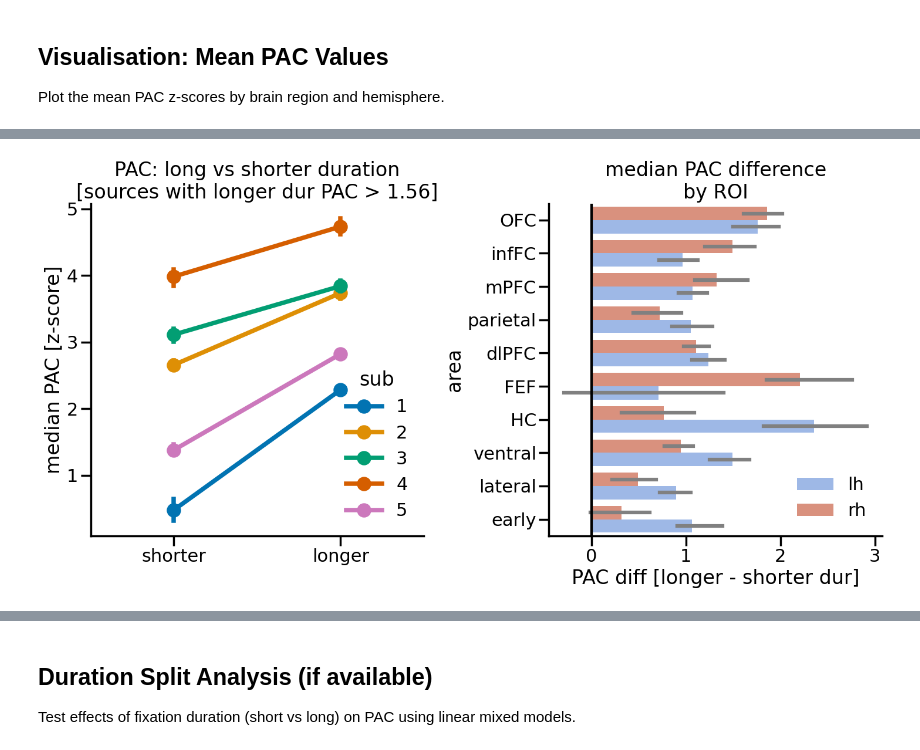
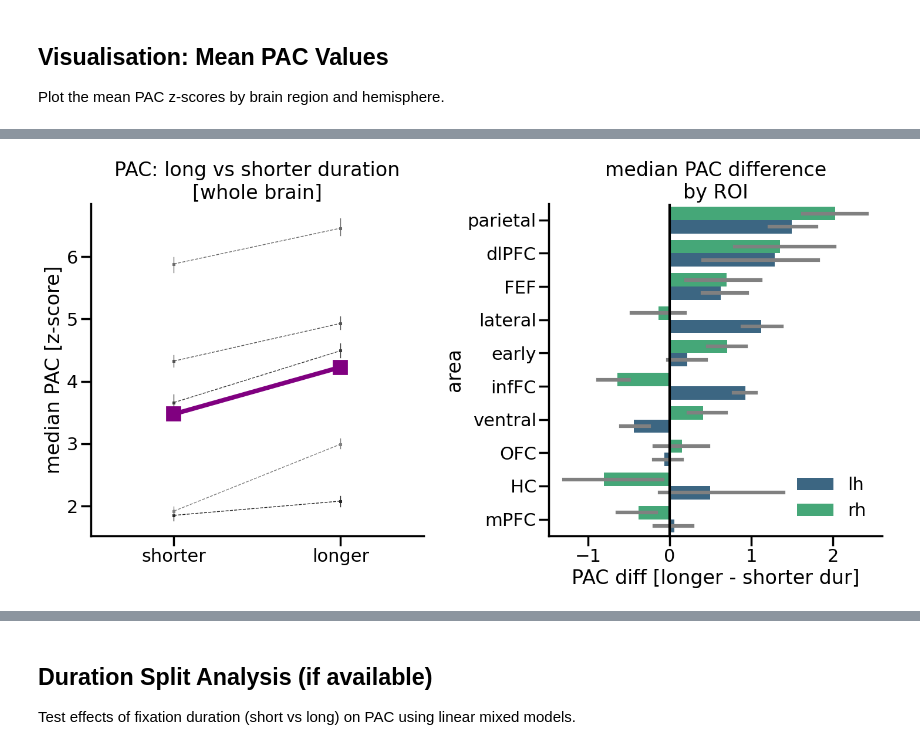
Before and after one commit to KietzmannLab/avs-gazetime, a Jupyter notebook: avs_gazetime/pac/pac_plotting_and_stats.ipynb, the cells around one changed output, grey strips where cells are left out. Cells and saved outputs as stored; diff of their text form; code cells hidden in the pictures.

Commit message:
plotting finetuning

```diff
--- a/avs_gazetime/pac/pac_plotting_and_stats.ipynb
+++ b/avs_gazetime/pac/pac_plotting_and_stats.ipynb
@@ -50,7 +50,7 @@ memsplit_ratio = "40-40"  # e.g., "50-50" or "25-25" (only used if use_memsplit=
 
 # Duration split configuration
 use_dursplit = True  # Set to True to load duration split data
-duration_threshold = 360  # Threshold in ms (e.g., 350) (only used if use_dursplit=True)
+duration_threshold = 300  # Threshold in ms (e.g., 350) (only used if use_dursplit=True)
 use_offset_locked = True  # Set to True to use offset-locked PAC (time-locked to fixation end)
 
 # Frequency bands
@@ -189,6 +189,7 @@ def load_subject_data(subject, event_type, data_dir, avs_dir,
     if use_offset_locked:
         pac_results_fname += "_offset"
 
+    pac_results_fname += f"_cleaned"
     pac_results_fname += ".csv"
 
     pac_results_path = os.path.join(data_dir, sub_name, pac_results_fname)
@@ -294,7 +295,7 @@ if use_dursplit and use_memsplit:
 stc_dict = {}
 pac_results_dict = {}
 has_split_data = False
-
+longer_stc_dict = {}
 for subject in subjects:
     print(f"\nProcessing subject {subject}...")
 
@@ -324,7 +325,8 @@ for subject in subjects:
         # Create difference STC
         pac_stc = stc.copy()
         pac_stc.data = longer_stc.data - shorter_stc.data
-
+        longer_stc = stc.copy()
+        longer_stc.data = longer_stc.data
         print(f"  Created difference STC (longer - shorter) for subject {subject}")
     elif has_split and use_memsplit:
         # For memorability split: create difference STC (higher - lower)
@@ -342,7 +344,9 @@ for subject in subjects:
 
     stc_dict[subject] = pac_stc
     pac_results_dict[subject] = pac_results
-
+    if has_split and use_dursplit:
+        longer_stc_dict[subject] = longer_stc
+        print(f"  Stored longer duration STC for subject {subject}")
 print(f"\nData loading complete!")
 #print(f"Source estimate shape: {stc_dict[1].data.shape}")
 #print(f"Number of vertices: {len(stc_dict[1].vertices[0]) + len(stc_dict[1].vertices[1])}")
@@ -584,7 +588,7 @@ for subject in subjects:
 
 # Extract PAC values per ROI
 print("\nExtracting PAC values per ROI...")
-pac_per_label = extract_pac_per_roi(stc_dict, labels_dict, compound_labels)
+pac_per_label = extract_pac_per_roi(longer_stc_dict, labels_dict, compound_labels) #change to difference stc dict
 
 # Remove NaN values and exclude problematic ROIs
 pac_per_label = pac_per_label.dropna()
@@ -594,6 +598,7 @@ print(f"\nROI analysis data shape: {pac_per_label.shape}")
 print(f"Areas analysed: {list(pac_per_label['area'].unique())}")
 print(f"\nData points per area:")
 print(pac_per_label.groupby('area').size().sort_values(ascending=False))
+print(pac_per_label.head())
 # %% [output]
 Loading anatomical labels...
 
@@ -1306,6 +1038,18 @@ print("=" * 50)
 # remove EC from pac_dur_df_roi
 pac_dur_df_roi = pac_dur_df_roi[pac_dur_df_roi["area"] != "EC"]
 
+print(pac_dur_df.head())
+
+
+# determine threshold for top 50% per subject
+pac_dur_df["joint_mask"] = False
+for subject in subjects:
+    sub_data = pac_dur_df[pac_dur_df['subject'] == subject]
+    # which sources are sign in shorter dur?
+    threshold = (sub_data['pac_shorter'] > 0) & (sub_data['pac_longer'] > 0)
+    pac_dur_df.loc[(pac_dur_df['subject'] == subject) & threshold, 'joint_mask'] = True
+    #print(f"Subject {subject}: threshold for top 50% combined PAC = {threshold:.3f}")
+    print(f"  Selected {pac_dur_df.loc[(pac_dur_df['subject'] == subject) & (pac_dur_df['joint_mask'])].shape[0]} sources")
 # Overall comparison plot
 fig, axes = plt.subplots(1, 2, figsize=(15, 8))
 print(pac_dur_df.head())
@@ -1313,7 +1057,7 @@ print(pac_dur_df.head())
 print(pac_dur_df)
 # filter for sources that have signficant long duration pac
 pac_dur_longer = pd.melt(
-    pac_dur_df[pac_dur_df['pac_longer'] > 1.56],
+    pac_dur_df[pac_dur_df['joint_mask']],
     id_vars=['subject', 'channel'],
     value_vars=['pac_shorter', 'pac_longer'],
     var_name='dur_group',
@@ -1323,37 +1067,41 @@ pac_dur_longer = pd.melt(
 
 pac_dur_longer['dur_group'] = pac_dur_longer['dur_group'].map({'pac_shorter': 'shorter', 'pac_longer': 'longer'})
 print(pac_dur_longer.head())
-sns.pointplot(data=pac_dur_longer, x='dur_group', y='pac', palette='colorblind', ax=axes[0],
-                errorbar=('ci', 99), hue="subject", legend=True,
+sns.pointplot(data=pac_dur_longer, x='dur_group', y='pac', color='grey', ax=axes[0],
+                errorbar=('ci', 99), hue="subject", legend=False, linewidth=1, linestyles='--', markers='s',
                 # median and IQR
                 estimator=np.median)
-# aslo add the grand average as a larger point
-grand_avg_shorter = pac_dur_longer[pac_dur_longer['dur_group'] == 'shorter']['pac'].median()
-grand_avg_longer = pac_dur_longer[pac_dur_longer['dur_group'] == 'longer']['pac'].median()
+sns.pointplot(data=pac_dur_longer, x='dur_group', y='pac', ax=axes[0],
+                errorbar=('ci', 99), legend=False, linewidth=5.5,
+                # median and IQR
+                estimator=np.median, markers='s', ci=95, color="purple")
 #axes[0].scatter([0, 1], [grand_avg_shorter, grand_avg_longer],
                 #color='black', s=100, label='Grand Median', zorder=10, marker='D')
 axes[0].set_ylabel('median PAC [z-score]')
 axes[0].set_xlabel('')
-axes[0].set_title(f'PAC: long vs shorter duration\n[sources with longer dur PAC > 1.56]')
+axes[0].set_title(f'PAC: long vs shorter duration\n[whole brain]')
 axes[0].legend(title="sub", frameon=False, loc='lower right')
 # despine
 sns.despine(ax=axes[0])
 
+# plot the grand average as a line
+axes[0].legend(frameon=False, loc='lower right')
+
 # Panel 2: Per-ROI comparison
-
+axes[0].set_xlim(-0.5, 1.5)
 # Bar plot of mean differences per ROI (use the pac_dur_longer)
-roi_order = pac_dur_df_roi.groupby("area")["pac_diff"].median().sort_values(ascending=True).index
-sns.barplot(data=pac_dur_df_roi[pac_dur_df_roi['pac_longer'] > 1.56],
+#roi_order = pac_dur_df_roi.groupby("area")["pac_diff"].median().sort_values(ascending=True).index
+sns.barplot(data=pac_dur_df_roi,
+            y='area',
             x='pac_diff',
-            y='area',
-            order=roi_order,
-            ax=axes[1],
+            order=pac_dur_df_roi.groupby("area")["pac_diff"].median().sort_values(ascending=True).index,
             ci=95,
             errcolor="grey",
-            estimator=np.median,
-            color=color_peak,
-            alpha=0.7, hue = 'hemi', hue_order=['lh', 'rh'],
-            palette = ['cornflowerblue', color_peak])
+            palette='viridis',
+            ax=axes[1],
+            hue='hemi',
+            estimator=np.median, orient='h'
+           )
 # invert y axis
 axes[1].invert_yaxis()
 axes[1].set_yticks(range(len(roi_order)))
@@ -1365,8 +1113,35 @@ axes[1].set_title('median PAC difference\nby ROI')
 # despine
 axes[1].legend(frameon=False, loc ='lower right')
 sns.despine(ax=axes[1])
+fname = f"pac_dur_comparison_{theta_freqs[0]}-{theta_freqs[1]}_{gamma_freqs[0]}-{gamma_freqs[1]}"
+
 # tight layout
 plt.tight_layout()
+plt.savefig(fname + ".png", dpi=300, bbox_inches='tight')
+plt.savefig(fname + ".pdf", dpi=300, bbox_inches='tight')
+plt.show()
+
+
+
+# make a new figure (the same principle as the first subpanel above but now by subselecting for a set of ROIs
+plt.figure(figsize=(8, 6))
+# which rois do we have?
+print("Available ROIs:", pac_dur_df_roi['area'].unique())
+# select a few ROIs to plot
+selected_rois = ["early"]
+pac_dur_longer_roi = pd.melt(
+    pac_dur_df_roi[pac_dur_df_roi['area'].isin(selected_rois)],
+    id_vars=['subject', 'channel', 'area'],
+    value_vars=['pac_shorter', 'pac_longer'],
+    var_name='dur_group',
+    value_name='pac'
+)
+pac_dur_longer_roi['dur_group'] = pac_dur_longer_roi['dur_group'].map({'pac_shorter': 'shorter', 'pac_longer': 'longer'})
+sns.pointplot(data=pac_dur_longer_roi, x='dur_group', y='pac', hue='subject',
+                palette='colorblind',
+                errorbar=('ci', 99),
+                estimator=np.median)
+plt.ylabel('median PAC [z-score]')
 # %% [output]
 Creating visualisations for duration comparison...
 ==================================================
@@ -1388 +1165 @@ Creating visualisations for duration comparison...
-[figure, old version]
+[figure, new version]
```
Also changed, not shown: parts of 14 cells of this notebook.
